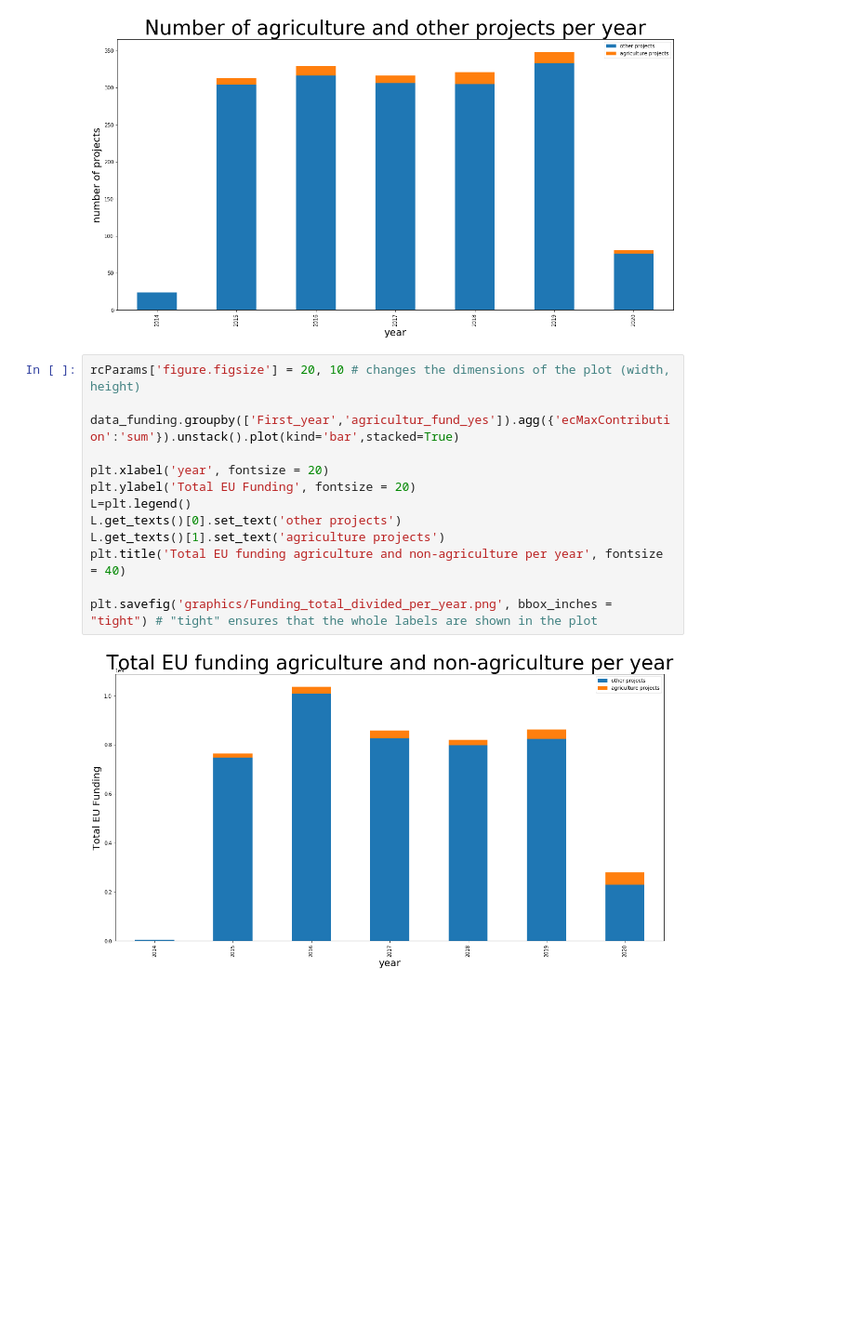
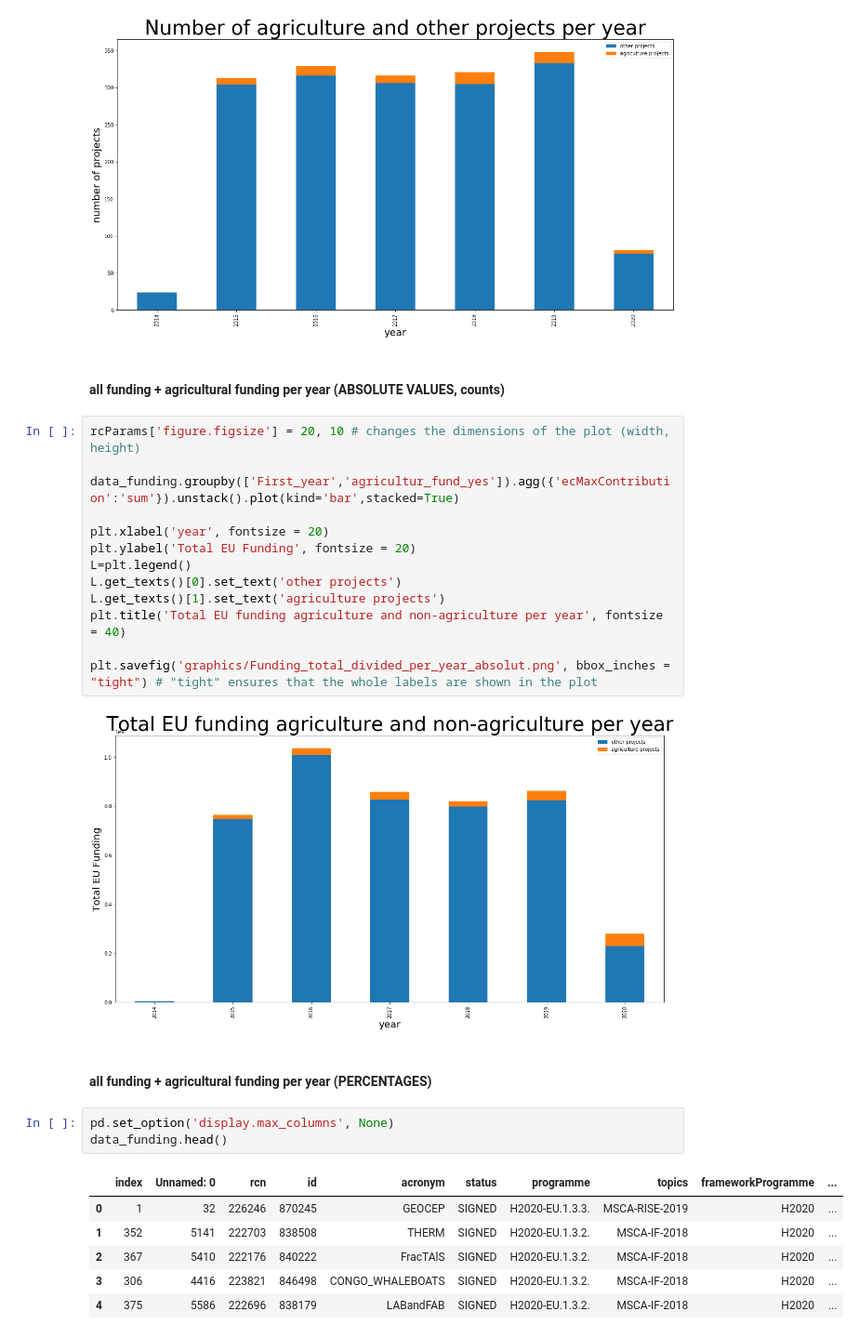
Before and after one commit to pedrohserrano/agritech-policy-data-analysis, a Jupyter notebook: 3) Analysis - Funding.ipynb, the cells around one changed output. Shown at 93% size. Cells and saved outputs as stored; diff of their text form; blank space fills up the shorter version.

```diff
--- a/3) Analysis - Funding.ipynb
+++ b/3) Analysis - Funding.ipynb
@@ -90,6 +88,8 @@ plt.title('Number of agriculture and other projects per year', fontsize = 40)
 # %% [output]
 Text(0.5, 1.0, 'Number of agriculture and other projects per year')
 [figure]
+# %% [markdown]
+#### all funding + agricultural funding per year (ABSOLUTE VALUES, counts)
 # %%
 rcParams['figure.figsize'] = 20, 10 # changes the dimensions of the plot (width, height)
 
@@ -102,6 +102,18 @@ L.get_texts()[0].set_text('other projects')
 L.get_texts()[1].set_text('agriculture projects')
 plt.title('Total EU funding agriculture and non-agriculture per year', fontsize = 40)
 
-plt.savefig('graphics/Funding_total_divided_per_year.png', bbox_inches = "tight") # "tight" ensures that the whole labels are shown in the plot
+plt.savefig('graphics/Funding_total_divided_per_year_absolut.png', bbox_inches = "tight") # "tight" ensures that the whole labels are shown in the plot
 # %% [output]
 [figure]
+# %% [markdown]
+#### all funding + agricultural funding per year (PERCENTAGES)
+# %%
+pd.set_option('display.max_columns', None)
+data_funding.head()
+# %% [output]
+|  | index | Unnamed: 0 | rcn | id | acronym | status | programme | topics | frameworkProgramme | ... |
+| 0 | 1 | 32 | 226246 | 870245 | GEOCEP | SIGNED | H2020-EU.1.3.3. | MSCA-RISE-2019 | H2020 | ... |
+| 1 | 352 | 5141 | 222703 | 838508 | THERM | SIGNED | H2020-EU.1.3.2. | MSCA-IF-2018 | H2020 | ... |
+| 2 | 367 | 5410 | 222176 | 840222 | FracTAlS | SIGNED | H2020-EU.1.3.2. | MSCA-IF-2018 | H2020 | ... |
+| 3 | 306 | 4416 | 223821 | 846498 | CONGO_WHALEBOATS | SIGNED | H2020-EU.1.3.2. | MSCA-IF-2018 | H2020 | ... |
+| 4 | 375 | 5586 | 222696 | 838179 | LABandFAB | SIGNED | H2020-EU.1.3.2. | MSCA-IF-2018 | H2020 | ... |
```
Also changed, not shown: parts of 5 cells of this notebook, 9 other files.
